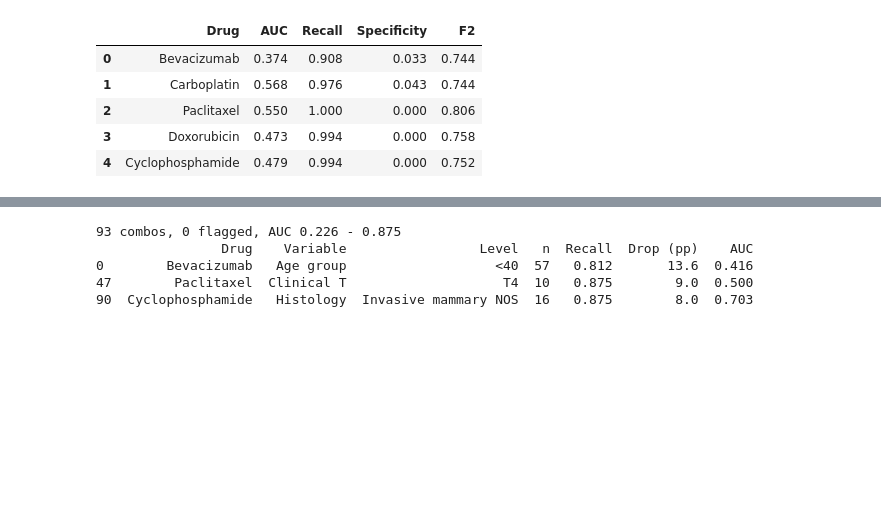
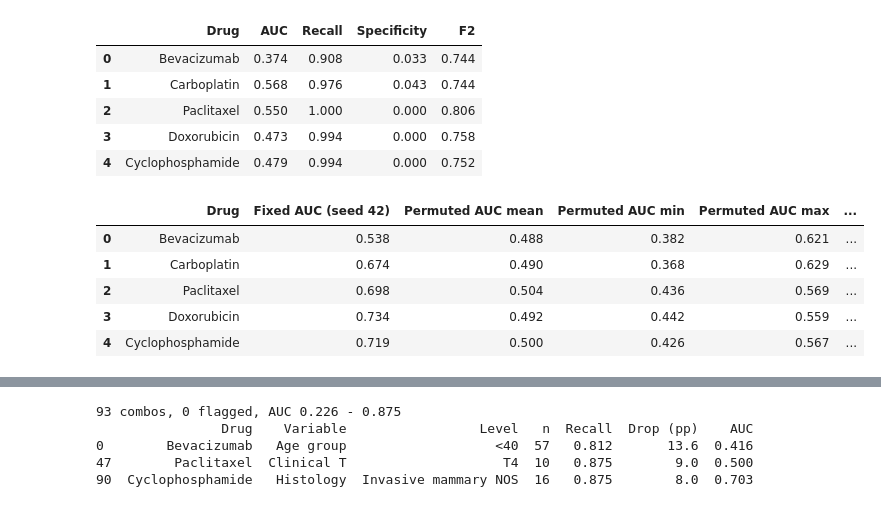
Before and after one commit to sama6064/RAQEEB_AI, a Jupyter notebook: RAQEEB.ipynb, the cells around one changed output, grey strips where cells are left out. Cells and saved outputs as stored; diff of their text form; code cells hidden in the pictures; blank space fills up the shorter version.

```diff
--- a/RAQEEB.ipynb
+++ b/RAQEEB.ipynb
@@ -345,6 +368,33 @@ perm
 | 2 | Paclitaxel | 0.550 | 1.000 | 0.000 | 0.806 |
 | 3 | Doxorubicin | 0.473 | 0.994 | 0.000 | 0.758 |
 | 4 | Cyclophosphamide | 0.479 | 0.994 | 0.000 | 0.752 |
+# %%
+def perm_run(d, k):
+    t = table.copy()
+    m = t[d + "_label"].notna()
+    t.loc[m, d + "_label"] = np.random.default_rng(k).permutation(t.loc[m, d + "_label"].values)
+    r = run_cv(d, t=t, tname="perm%d" % k)
+    return d, k, r["AUC"], r["Recall"]
+
+pr = Parallel(n_jobs=2)(delayed(perm_run)(d, k) for d in DRUGS for k in range(20))
+pr = pd.DataFrame(pr, columns=["d", "k", "AUC", "Recall"])
+rows = []
+for d, name in DRUGS.items():
+    g = pr[pr["d"] == d]
+    real = fixed[d]["AUC"]
+    rows.append({"Drug": name, "Fixed AUC (seed 42)": round(real, 3), "Permuted AUC mean": round(g["AUC"].mean(), 3),
+                 "Permuted AUC min": round(g["AUC"].min(), 3), "Permuted AUC max": round(g["AUC"].max(), 3),
+                 "Permuted recall mean": round(g["Recall"].mean(), 3), "p": round((1 + (g["AUC"] >= real).sum()) / 21, 3)})
+perm20 = pd.DataFrame(rows)
+res["permuted20"] = perm20.to_dict("records")
+perm20
+# %% [output]
+|  | Drug | Fixed AUC (seed 42) | Permuted AUC mean | Permuted AUC min | Permuted AUC max | ... |
+| 0 | Bevacizumab | 0.538 | 0.488 | 0.382 | 0.621 | ... |
+| 1 | Carboplatin | 0.674 | 0.490 | 0.368 | 0.629 | ... |
+| 2 | Paclitaxel | 0.698 | 0.504 | 0.436 | 0.569 | ... |
+| 3 | Doxorubicin | 0.734 | 0.492 | 0.442 | 0.559 | ... |
+| 4 | Cyclophosphamide | 0.719 | 0.500 | 0.426 | 0.567 | ... |
 # %%
 rows = []
 for d, name in DRUGS.items():
```
Also changed, not shown: parts of 5 cells of this notebook, 1 other file.
